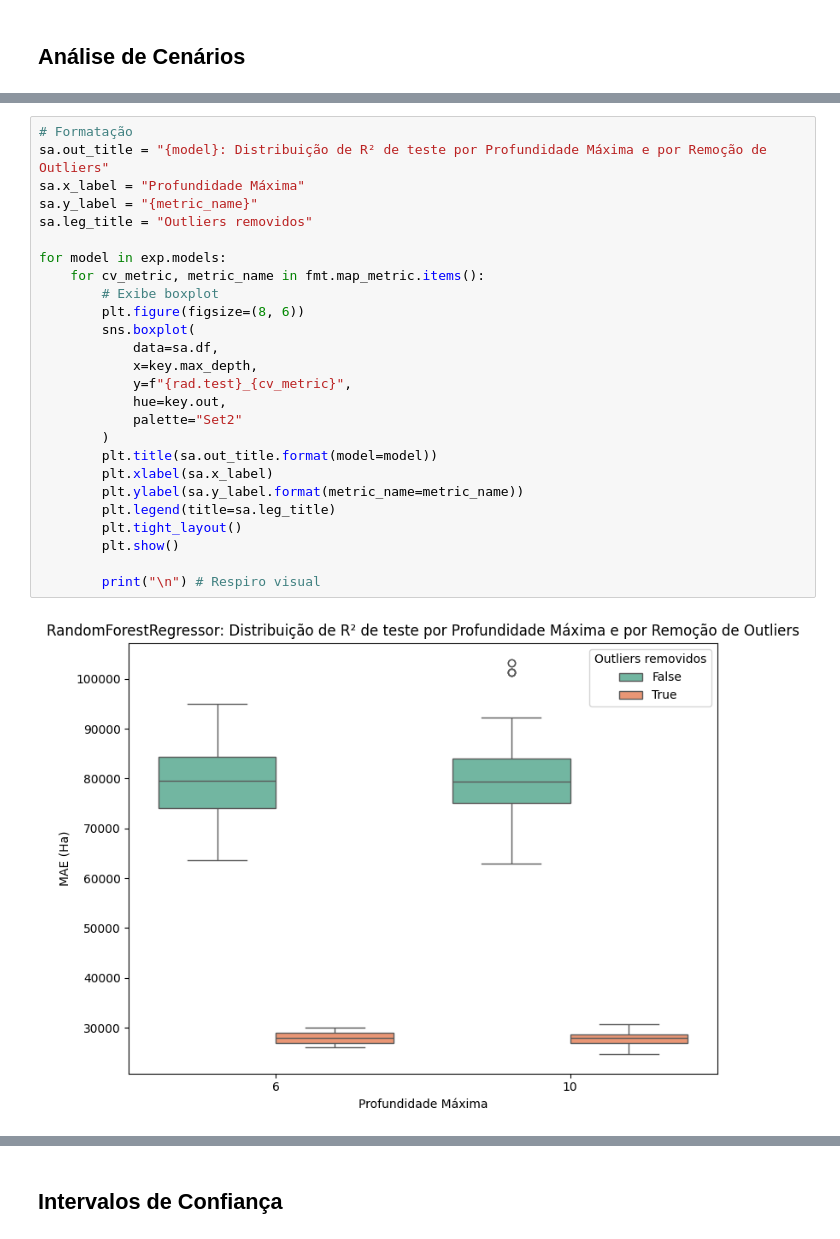
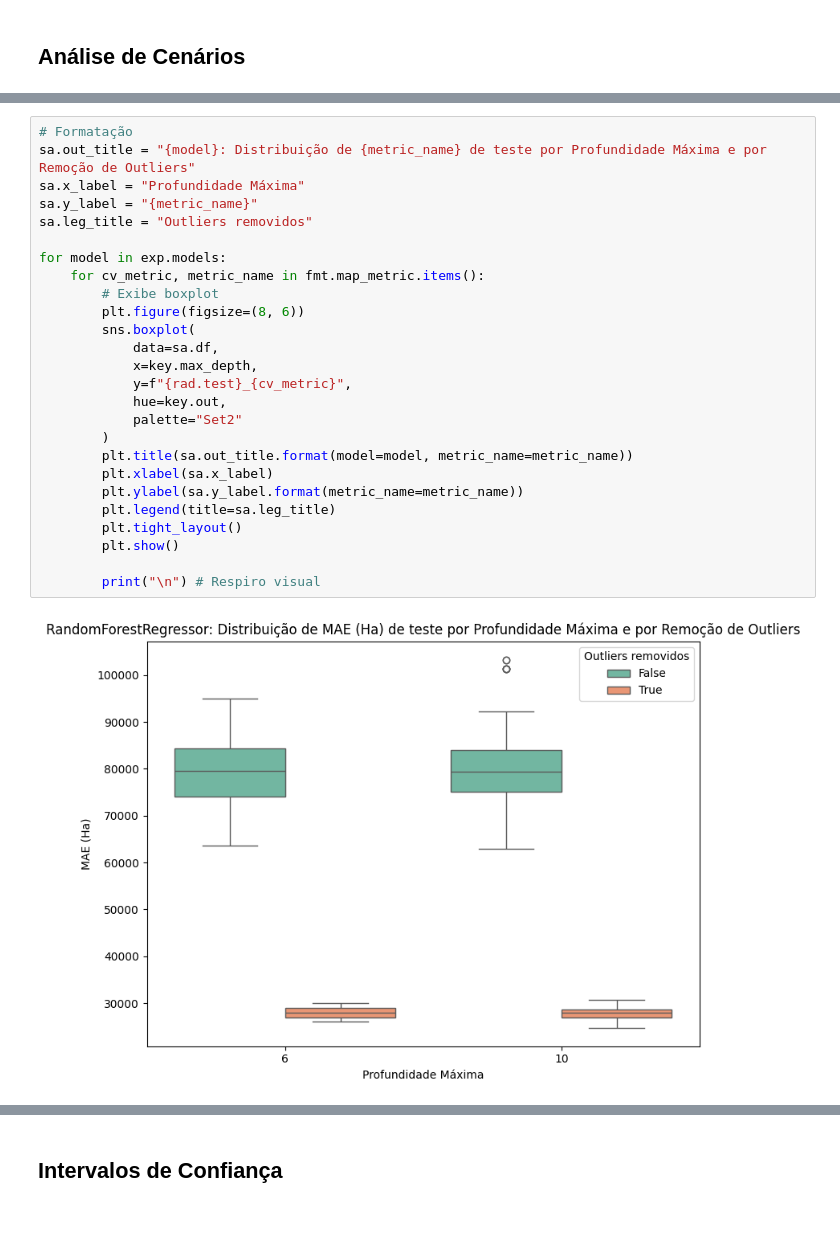
Before and after one commit to SirSirocco/DataScience_2025_1, a Jupyter notebook: plan_analyse.ipynb, the cells around one changed output, grey strips where cells are left out. Drawn from its saved outputs; the diff is of its cells as text.

```diff
--- a/plan_analyse.ipynb
+++ b/plan_analyse.ipynb
@@ -1272,28 +1313,28 @@ for param, param_name in fmt.map_param.items():
 # %%
 # Formatação
-sa.out_title = "{model}: Distribuição de R² de teste por Profundidade Máxima e por Remoção de Outliers"
+sa.out_title = "{model}: Distribuição de {metric_name} de teste por Profundidade Máxima e por Remoção de Outliers"
 sa.x_label = "Profundidade Máxima"
 sa.y_label = "{metric_name}"
 sa.leg_title = "Outliers removidos"
 
 for model in exp.models:
     for cv_metric, metric_name in fmt.map_metric.items():
         # Exibe boxplot
         plt.figure(figsize=(8, 6))
         sns.boxplot(
             data=sa.df,
             x=key.max_depth,
             y=f"{rad.test}_{cv_metric}",
             hue=key.out,
             palette="Set2"
         )
-        plt.title(sa.out_title.format(model=model))
+        plt.title(sa.out_title.format(model=model, metric_name=metric_name))
         plt.xlabel(sa.x_label)
         plt.ylabel(sa.y_label.format(metric_name=metric_name))
         plt.legend(title=sa.leg_title)
         plt.tight_layout()
         plt.show()
 
         print("\n") # Respiro visual
 # %% [output]
-[figure, old version]
+[figure, new version]
```
Also changed, not shown: parts of 26 cells of this notebook.
